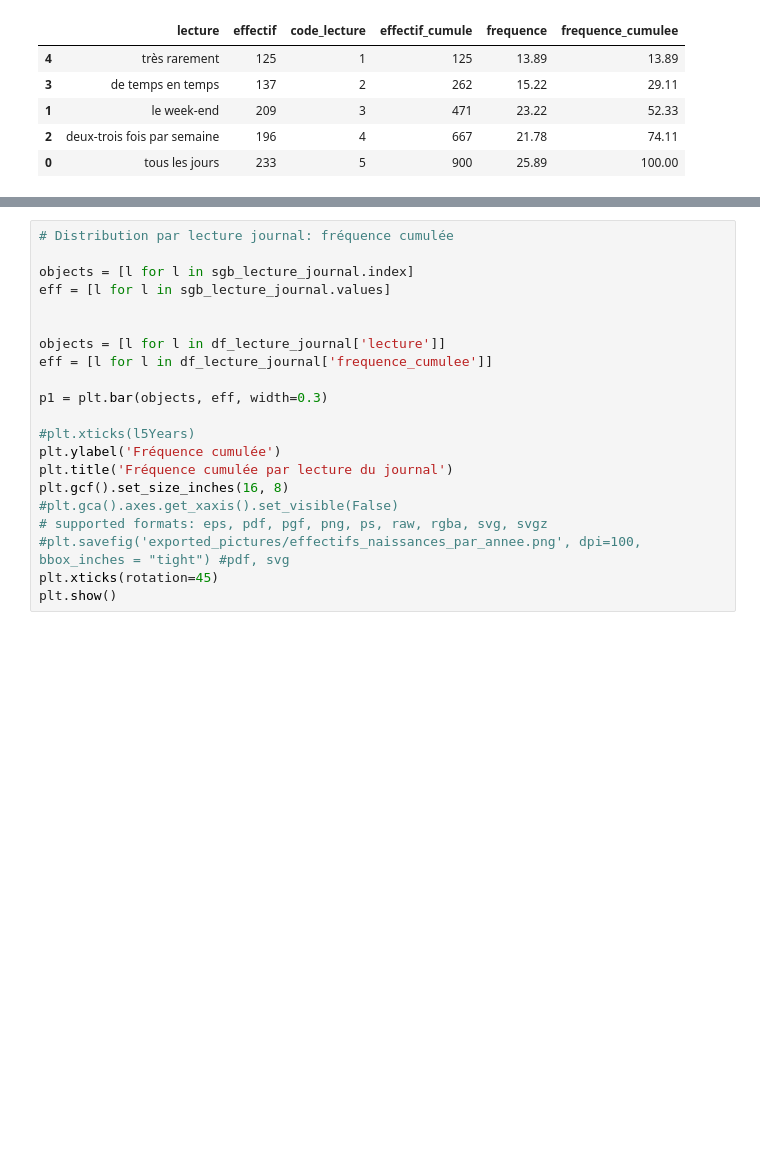
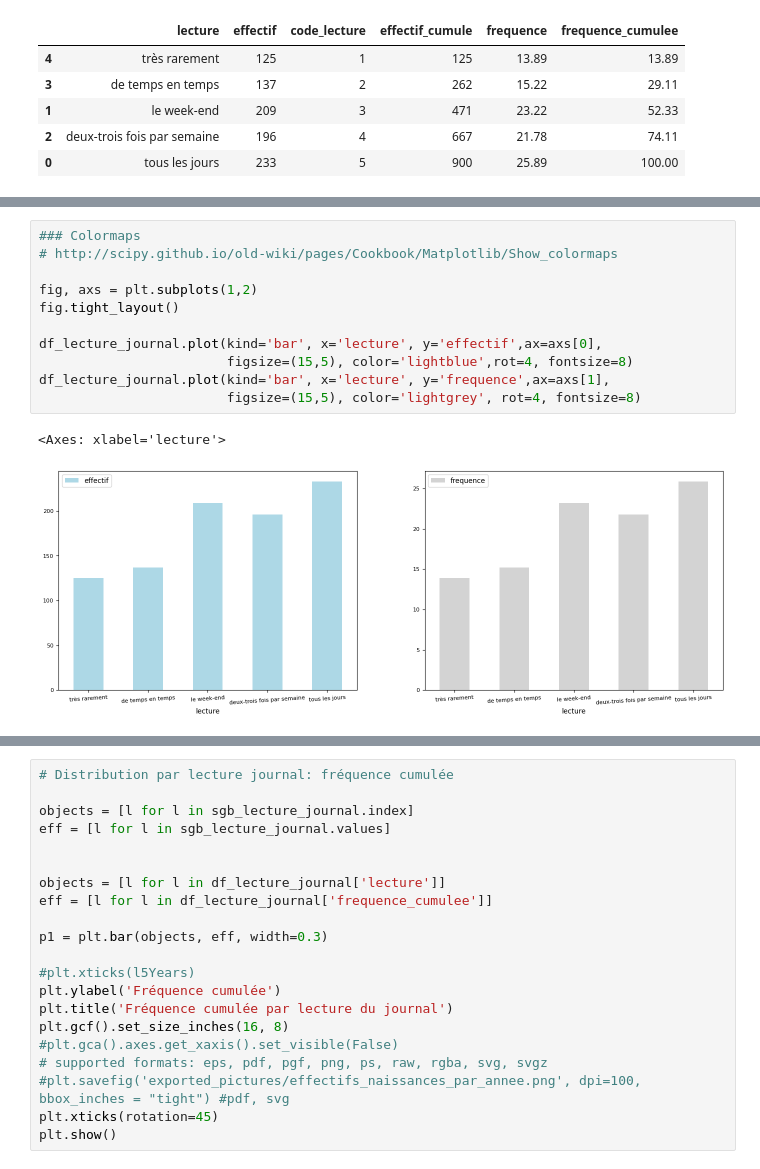
Before and after one commit to Sciences-historiques-numeriques/histoire_numerique_methodes, a Jupyter notebook: statistiques_descriptives/analyse_univariee_quali.ipynb, the cells around one changed output, grey strips where cells are left out. Cells and saved outputs as stored; diff of their text form; blank space fills up the shorter version.

```diff
--- a/statistiques_descriptives/analyse_univariee_quali.ipynb
+++ b/statistiques_descriptives/analyse_univariee_quali.ipynb
@@ -234,0 +247,14 @@ plt.show()
+# %%
+### Colormaps
+# http://scipy.github.io/old-wiki/pages/Cookbook/Matplotlib/Show_colormaps
+
+fig, axs = plt.subplots(1,2)
+fig.tight_layout()
+
+df_lecture_journal.plot(kind='bar', x='lecture', y='effectif',ax=axs[0],
+                        figsize=(15,5), color='lightblue',rot=4, fontsize=8)
+df_lecture_journal.plot(kind='bar', x='lecture', y='frequence',ax=axs[1],
+                        figsize=(15,5), color='lightgrey', rot=4, fontsize=8)
+# %% [output]
+<Axes: xlabel='lecture'>
+[figure, added]
```
Also changed, not shown: parts of 6 cells of this notebook.
